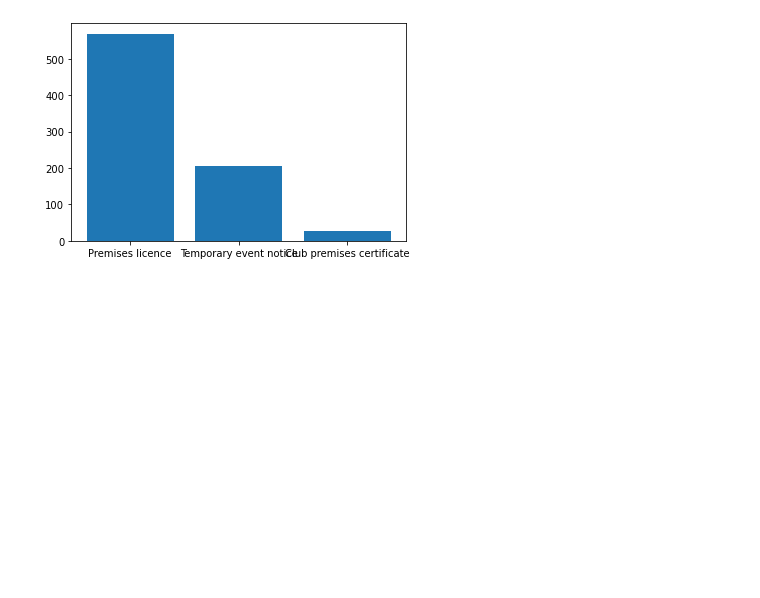
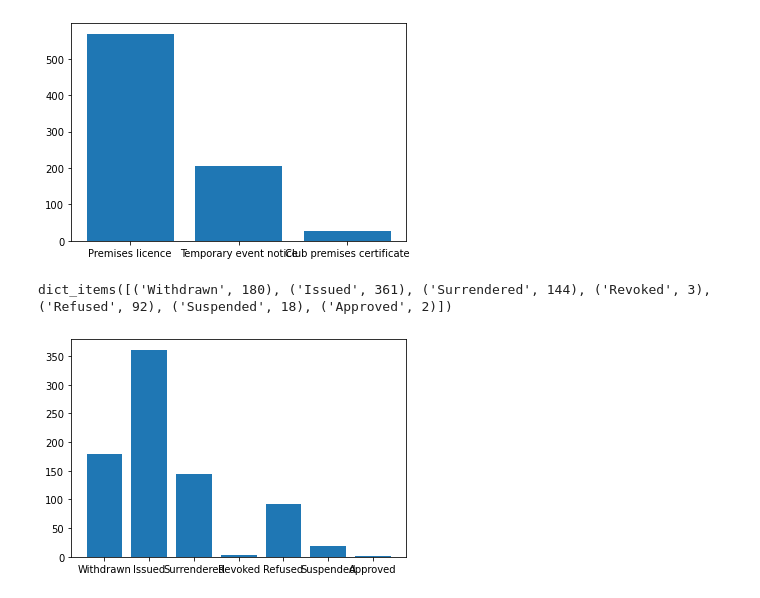
Before and after one commit to sharanyhakarthikeyan/vscode_python_practice, a Jupyter notebook: analysis.ipynb, the cells around one changed output. Saved outputs shown, nothing was run; the diff lists cells and outputs as text; code cells hidden in the pictures; blank space fills up the shorter version.

Commit message:
more plots

```diff
--- a/analysis.ipynb
+++ b/analysis.ipynb
@@ -129,3 +129,19 @@ plt.bar([licence[0] for licence in sorted_by_value],[licence[1] for licence in s
 plt.show()
 # %% [output]
 [figure]
+# %%
+status_counts = defaultdict(int) # Create empty dict
+# A for loop to iterate over all the rows in df looking at the contents of the
+# 'StatusLabel' column.
+for status in df.loc[:,'StatusLabel']:
+  status_counts[status] +=1
+
+# Display the dictionary
+status_counts.items()
+# %% [output]
+dict_items([('Withdrawn', 180), ('Issued', 361), ('Surrendered', 144), ('Revoked', 3), ('Refused', 92), ('Suspended', 18), ('Approved', 2)])
+# %%
+plt.bar(list(status_counts.keys()),list(status_counts.values()))
+plt.show()
+# %% [output]
+[figure, added]
```
Also changed, not shown: 1 other file.
